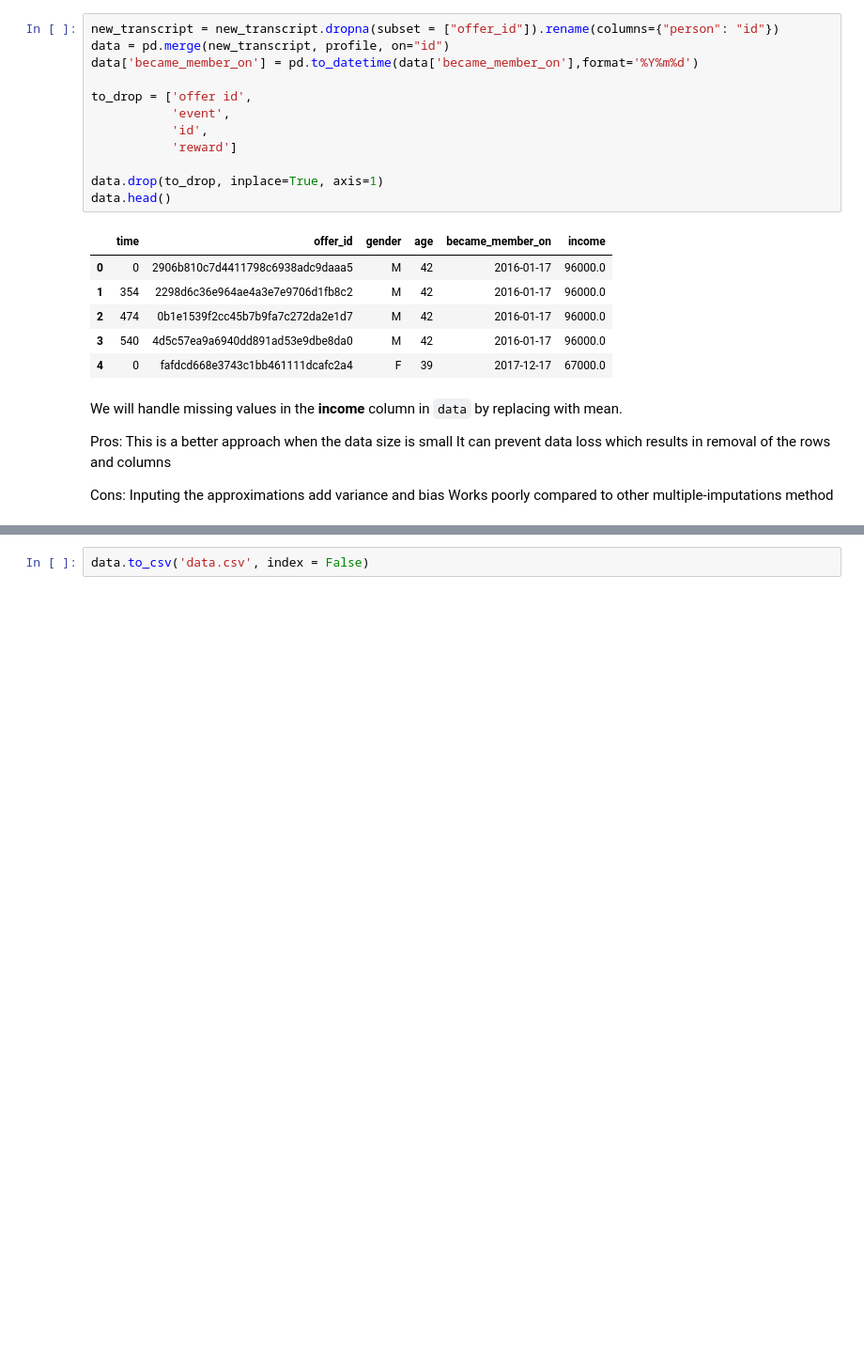
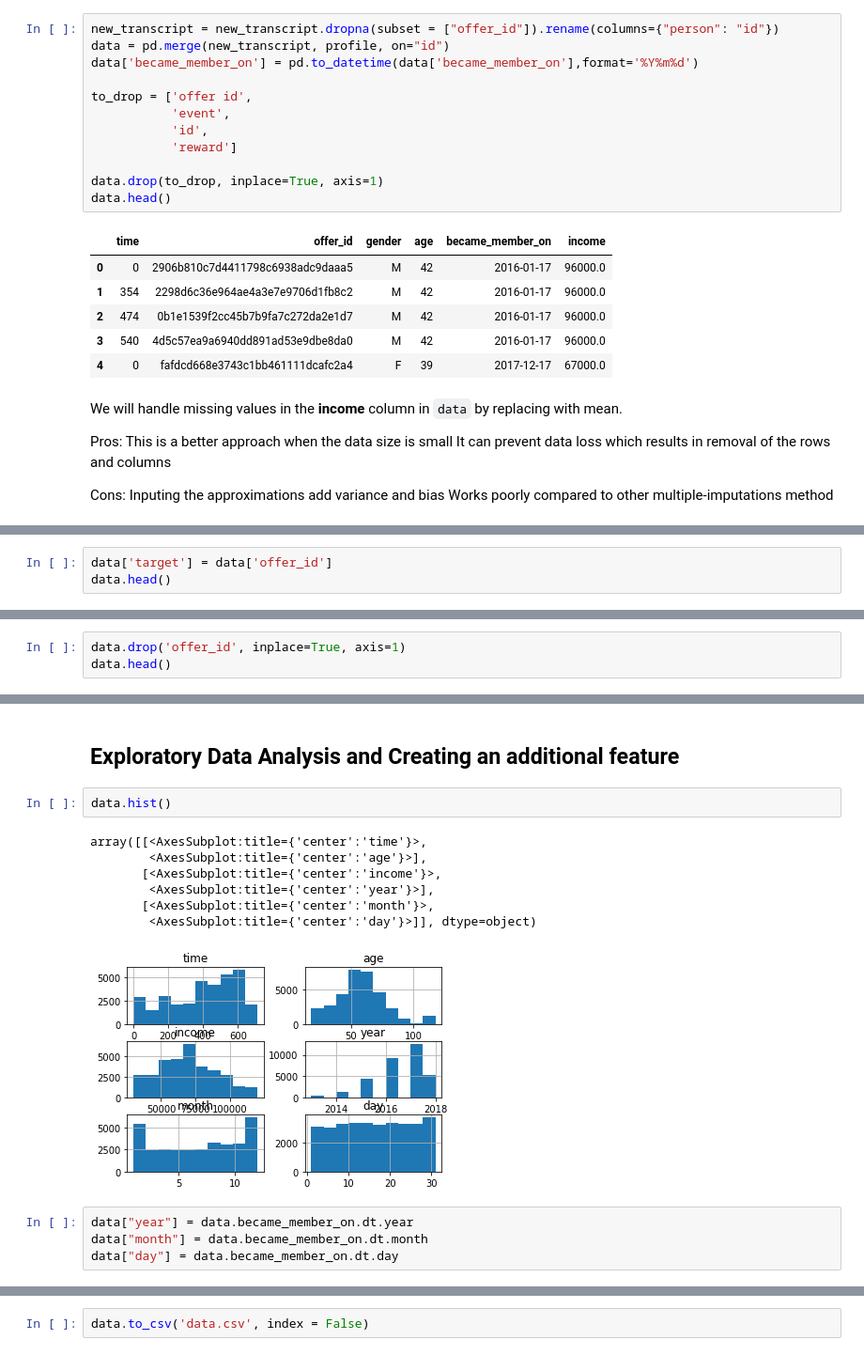
Before and after one commit to beauvilerobed/predict-consumer-responses, a Jupyter notebook: sagemaker.ipynb, the cells around one changed output, grey strips where cells are left out. Shown at 94% size. Cells and saved outputs as stored; diff of their text form; blank space fills up the shorter version.

Commit message:
added data, test, and train csv

```diff
--- a/sagemaker.ipynb
+++ b/sagemaker.ipynb
@@ -206,0 +221,3 @@ print(data)
+# %%
+data['target'] = data['offer_id']
+data.head()
@@ -206,0 +231,3 @@ print(data)
+# %%
+data.drop('offer_id', inplace=True, axis=1)
+data.head()
@@ -206,0 +241,16 @@ print(data)
+# %% [markdown]
+## Exploratory Data Analysis and Creating an additional feature
+# %%
+data.hist()
+# %% [output]
+array([[<AxesSubplot:title={'center':'time'}>,
+        <AxesSubplot:title={'center':'age'}>],
+       [<AxesSubplot:title={'center':'income'}>,
+        <AxesSubplot:title={'center':'year'}>],
+       [<AxesSubplot:title={'center':'month'}>,
+        <AxesSubplot:title={'center':'day'}>]], dtype=object)
+[figure, added]
+# %%
+data["year"] = data.became_member_on.dt.year
+data["month"] = data.became_member_on.dt.month
+data["day"] = data.became_member_on.dt.day
```
Also changed, not shown: parts of 39 cells of this notebook, 4 other files.
